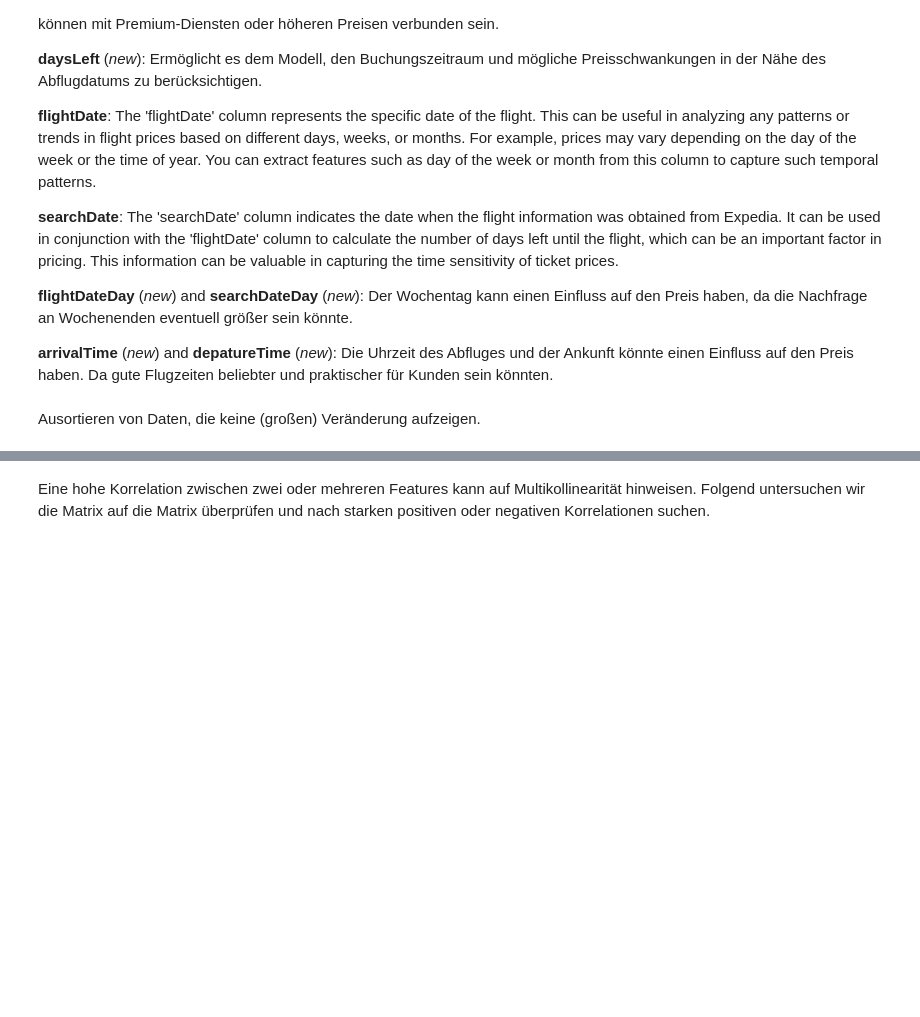
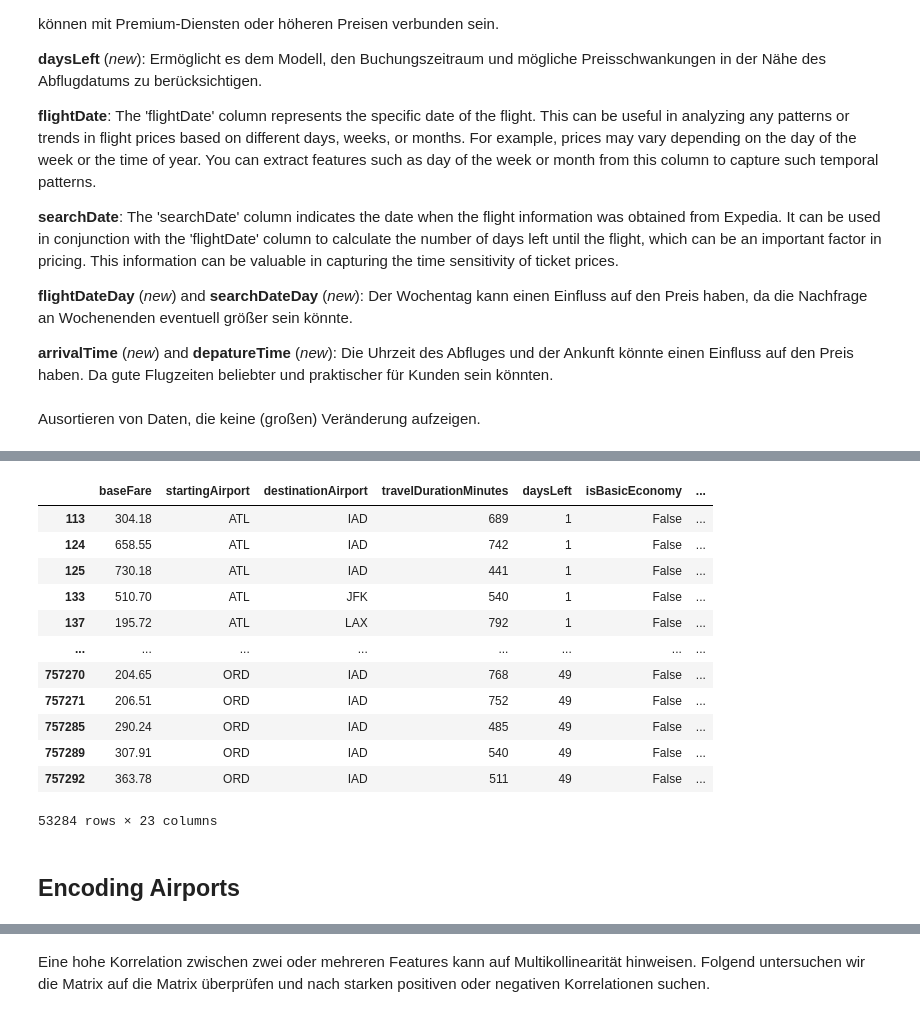
Before and after one commit to MarisaSo/learning_and_Soft, a Jupyter notebook: projekt_gruppe04.ipynb, the cells around one changed output, grey strips where cells are left out. Saved outputs shown, nothing was run; the diff lists cells and outputs as text; code cells hidden in the pictures; blank space fills up the shorter version.

Commit message:
encoding

```diff
--- a/projekt_gruppe04.ipynb
+++ b/projekt_gruppe04.ipynb
@@ -707,0 +561,30 @@ memory usage: 139.4+ MB
+# %%
+# DataFrame 'df' enthält eine Spalte 'segmentsEquipmentDescription'
+
+# Funktionsaufruf, um die Ausrüstungskategorien zu ändern
+df_updated = change_equipment_to_categorie(df_new)
+
+# Das aktualisierte DataFrame anzeigen
+df_new = df_updated
+# %%
+def one_hot_encode_and_convert_to_int_aircraft(df, column_to_encode):
+    # Specify the categories
+    #categories = ['boeing', 'airbus', 'boeing_airbus', 'other_aircraft']
+
+    # Perform one-hot encoding using get_dummies() with specific categories
+    encoded_column = pd.get_dummies(df[column_to_encode])
+
+
+    # Convert boolean values to integers (True -> 1, False -> 0)
+    encoded_column = encoded_column.astype(int)
+
+    # Concatenate the encoded column with the original DataFrame
+    df_encoded = pd.concat([df_new, encoded_column], axis=1)
+
+    return df_encoded
+# %%
+df_encoded = one_hot_encode_and_convert_to_int_aircraft(df_new, 'segmentsEquipmentDescription')
+df_new = df_encoded
+
+# Print the updated DataFrame
+df_new
@@ -707,0 +622,29 @@ memory usage: 139.4+ MB
+# %%
+categories = ['American Airlines', 'Delta', 'JetBlue Airways', 'United', 'Alaska Airlines']
+
+# Hinzufügen der Spalten mit 0-Werten
+#for category in categories:
+#    df_new[category] = 0
+
+for category in categories:
+    df_new[category] = df_new['segmentsAirlineName'].str.contains(category, case=False).astype(int)
+# %%
+if debug:
+    filtered_df = df_new[df_new['totalStops'] > 1]
+    filtered_df
+# %% [output]
+|  | baseFare | startingAirport | destinationAirport | travelDurationMinutes | daysLeft | isBasicEconomy | ... |
+| 113 | 304.18 | ATL | IAD | 689 | 1 | False | ... |
+| 124 | 658.55 | ATL | IAD | 742 | 1 | False | ... |
+| 125 | 730.18 | ATL | IAD | 441 | 1 | False | ... |
+| 133 | 510.70 | ATL | JFK | 540 | 1 | False | ... |
+| 137 | 195.72 | ATL | LAX | 792 | 1 | False | ... |
+| ... | ... | ... | ... | ... | ... | ... | ... |
+| 757270 | 204.65 | ORD | IAD | 768 | 49 | False | ... |
+| 757271 | 206.51 | ORD | IAD | 752 | 49 | False | ... |
+| 757285 | 290.24 | ORD | IAD | 485 | 49 | False | ... |
+| 757289 | 307.91 | ORD | IAD | 540 | 49 | False | ... |
+| 757292 | 363.78 | ORD | IAD | 511 | 49 | False | ... |
+53284 rows × 23 columns
+# %% [markdown]
+## Encoding Airports
```
Also changed, not shown: parts of 64 cells of this notebook.
